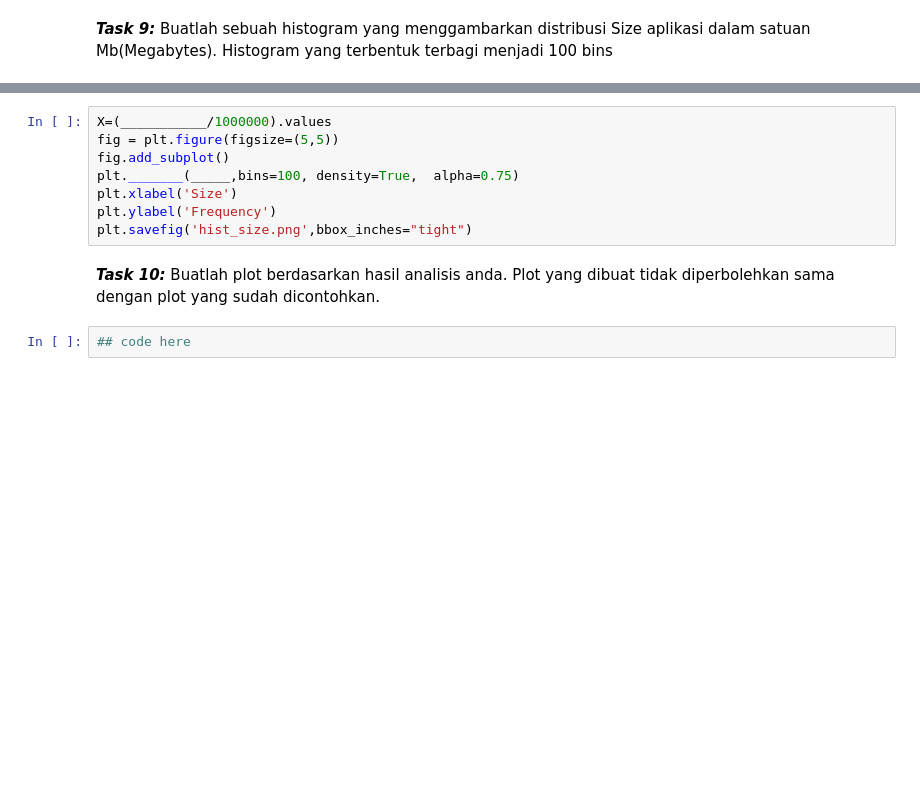
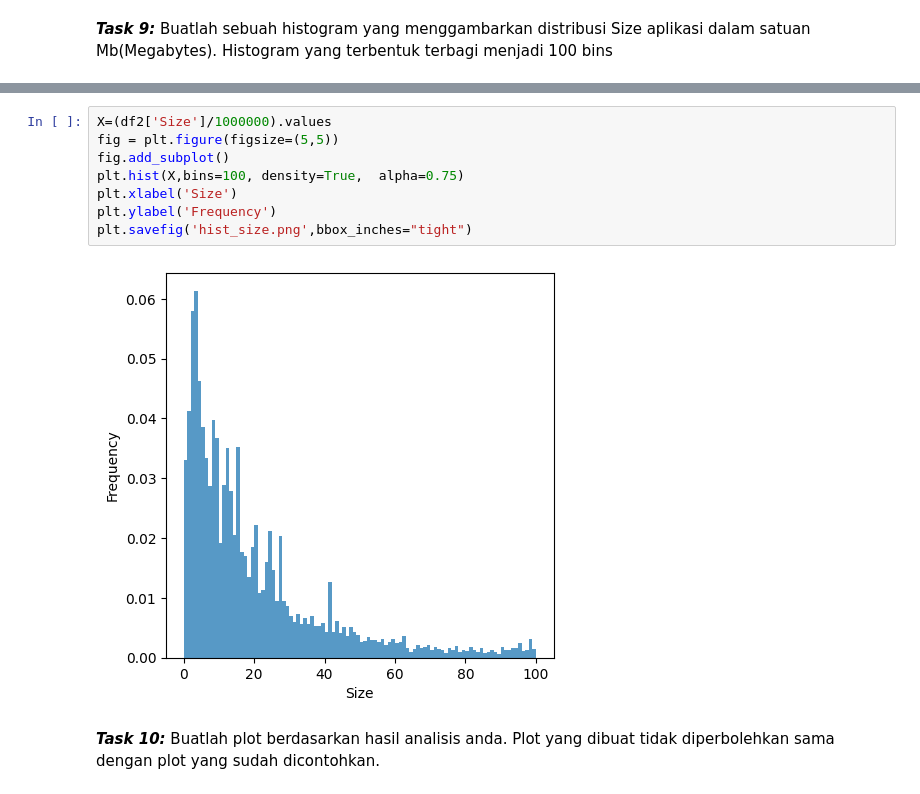
Before and after one commit to stanlys96/Flask-Dashboard, a Jupyter notebook: flask-ui-skeleton.ipynb, the cells around one changed output, grey strips where cells are left out. Drawn from its saved outputs; the diff is of its cells as text; blank space fills up the shorter version.

```diff
--- a/flask-ui-skeleton.ipynb
+++ b/flask-ui-skeleton.ipynb
@@ -295,14 +339,14 @@ Apabila menuliskan kode program yang tepat, maka akan menghasilkan visualisasi s
 <br><br>
 ![hist_size.png](hist_size.png)
 # %%
-X=(___________/1000000).values
+X=(df2['Size']/1000000).values
 fig = plt.figure(figsize=(5,5))
 fig.add_subplot()
-plt._______(_____,bins=100, density=True,  alpha=0.75)
+plt.hist(X,bins=100, density=True,  alpha=0.75)
 plt.xlabel('Size')
 plt.ylabel('Frequency')
 plt.savefig('hist_size.png',bbox_inches="tight")
+# %% [output]
+[figure, added]
 # %% [markdown]
 **_Task 10:_** Buatlah plot berdasarkan hasil analisis anda. Plot yang dibuat tidak diperbolehkan sama dengan plot yang sudah dicontohkan.
-# %%
-## code here
```
Also changed, not shown: parts of 18 cells of this notebook, 5 other files.
